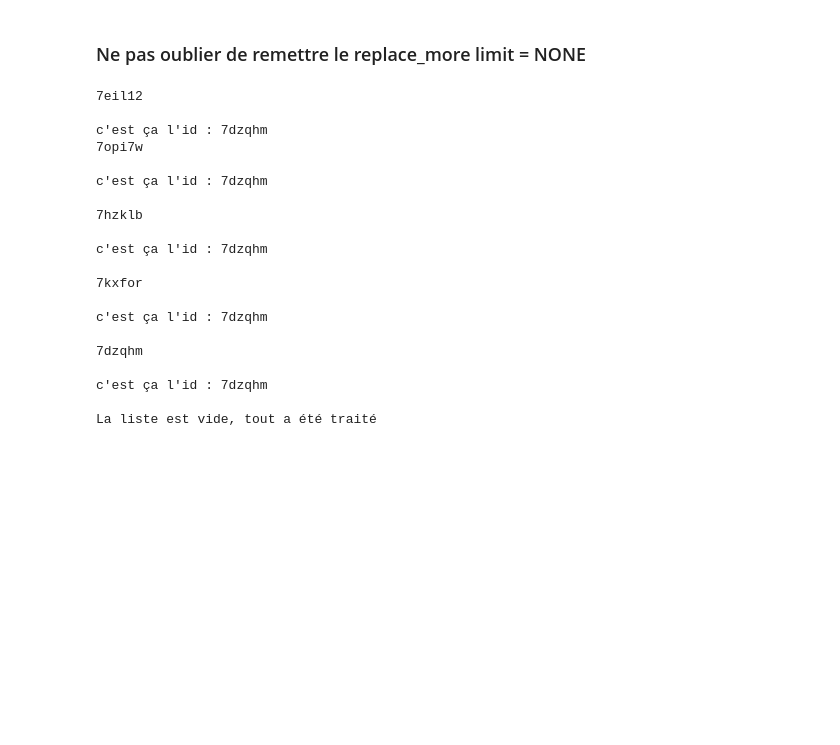
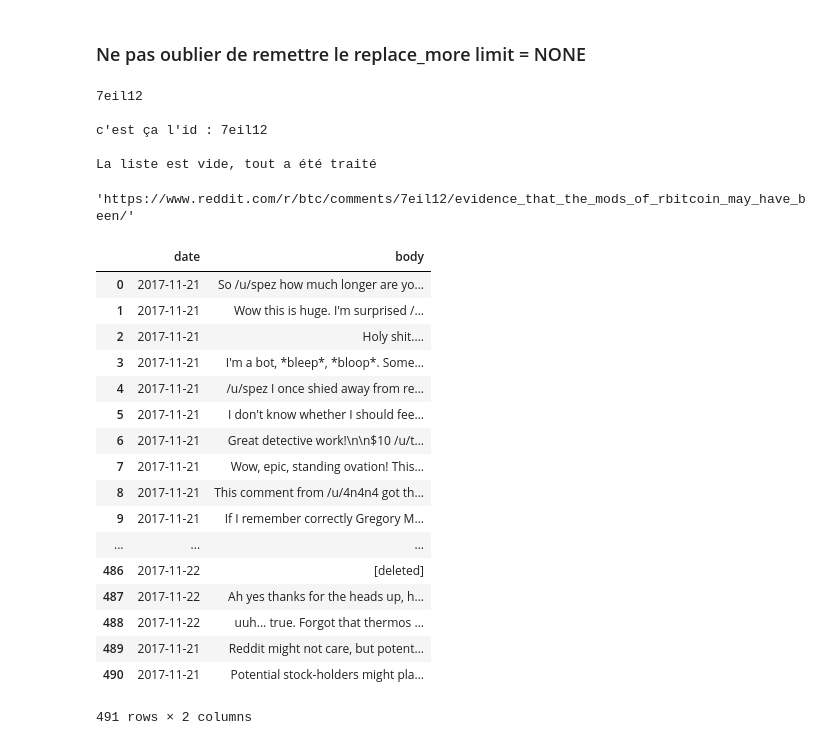
Before and after one commit to FeelCrypt/FeelCrypt, a Jupyter notebook: scrapping_reddit/scrapping_reddit.ipynb, the cells around one changed output. Saved outputs shown, nothing was run; the diff lists cells and outputs as text; code cells hidden in the pictures; blank space fills up the shorter version.

Commit message:
saving also responses to comments

```diff
--- a/scrapping_reddit/scrapping_reddit.ipynb
+++ b/scrapping_reddit/scrapping_reddit.ipynb
@@ -437,7 +437,7 @@ Et faire en sorte que les posts déjà traités ne soient pas retraités afin de
 Charger tous les meilleurs posts d'un subreddit dans une liste
 # %%
 # Variables de configuration globale
-nb_top_posts = 5  # nombre de posts selectionnés parmi les premiers (limite = 500)
+nb_top_posts = 1  # nombre de posts selectionnés parmi les premiers (limite = 500)
 # %%
 # Définir le titre du subreddit que l'on va cibler
 subreddit_title = 'btc'
@@ -505,7 +505,7 @@ while id_todo_6:  # Vérifier si la liste n'est pas vide
     post.comments.replace_more(limit=0)    # ignorer les commentaires supp
 
     # Remplir le dictionnaire de commentaires
-    for comment in post.comments:
+    for comment in post.comments.list():
         comments_dict_6["created_utc"].append(comment.created_utc)
         comments_dict_6["body"].append(comment.body)
 
@@ -556,8 +556,8 @@ while id_todo_6:  # Vérifier si la liste n'est pas vide
 
     # Ajouter l'id du post lu dans la liste des id_done
     with open("top_posts_id_done_6.txt", "a") as file:
-        file.write(post_id)
-        print("c'est ça l'id : " + str(post_id))
+        file.write(current_post_id)
+        print("c'est ça l'id : " + str(current_post_id))
 
     # Enregistrer la nouvelle liste des id_todo dans le fichier txt
     with open("top_posts_id_todo_6.txt", "r") as file:
@@ -571,21 +571,31 @@ else:
 # %% [output]
 7eil12
 
-c'est ça l'id : 7dzqhm
-7opi7w
-
-c'est ça l'id : 7dzqhm
-
-7hzklb
-
-c'est ça l'id : 7dzqhm
-
-7kxfor
-
-c'est ça l'id : 7dzqhm
-
-7dzqhm
-
-c'est ça l'id : 7dzqhm
+c'est ça l'id : 7eil12
 
 La liste est vide, tout a été traité
+# %%
+post.url
+# %% [output]
+'https://www.reddit.com/r/btc/comments/7eil12/evidence_that_the_mods_of_rbitcoin_may_have_been/'
+# %%
+comments_data_6
+# %% [output]
+|  | date | body |
+| 0 | 2017-11-21 | So /u/spez how much longer are yo... |
+| 1 | 2017-11-21 | Wow this is huge. I'm surprised /... |
+| 2 | 2017-11-21 | Holy shit.... |
+| 3 | 2017-11-21 | I'm a bot, *bleep*, *bloop*. Some... |
+| 4 | 2017-11-21 | /u/spez I once shied away from re... |
+| 5 | 2017-11-21 | I don't know whether I should fee... |
+| 6 | 2017-11-21 | Great detective work!\n\n$10 /u/t... |
+| 7 | 2017-11-21 | Wow, epic, standing ovation! This... |
+| 8 | 2017-11-21 | This comment from /u/4n4n4 got th... |
+| 9 | 2017-11-21 | If I remember correctly Gregory M... |
+| ... | ... | ... |
+| 486 | 2017-11-22 | [deleted] |
+| 487 | 2017-11-22 | Ah yes thanks for the heads up, h... |
+| 488 | 2017-11-22 | uuh... true. Forgot that thermos ... |
+| 489 | 2017-11-21 | Reddit might not care, but potent... |
+| 490 | 2017-11-21 | Potential stock-holders might pla... |
+491 rows × 2 columns
```
